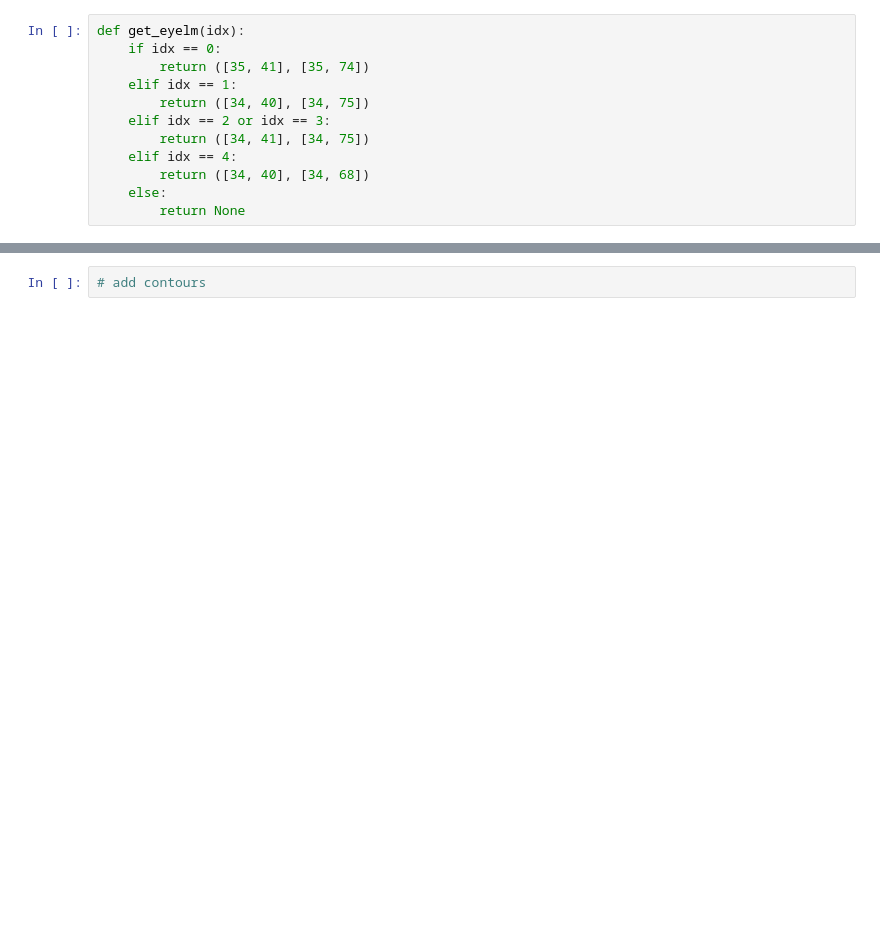
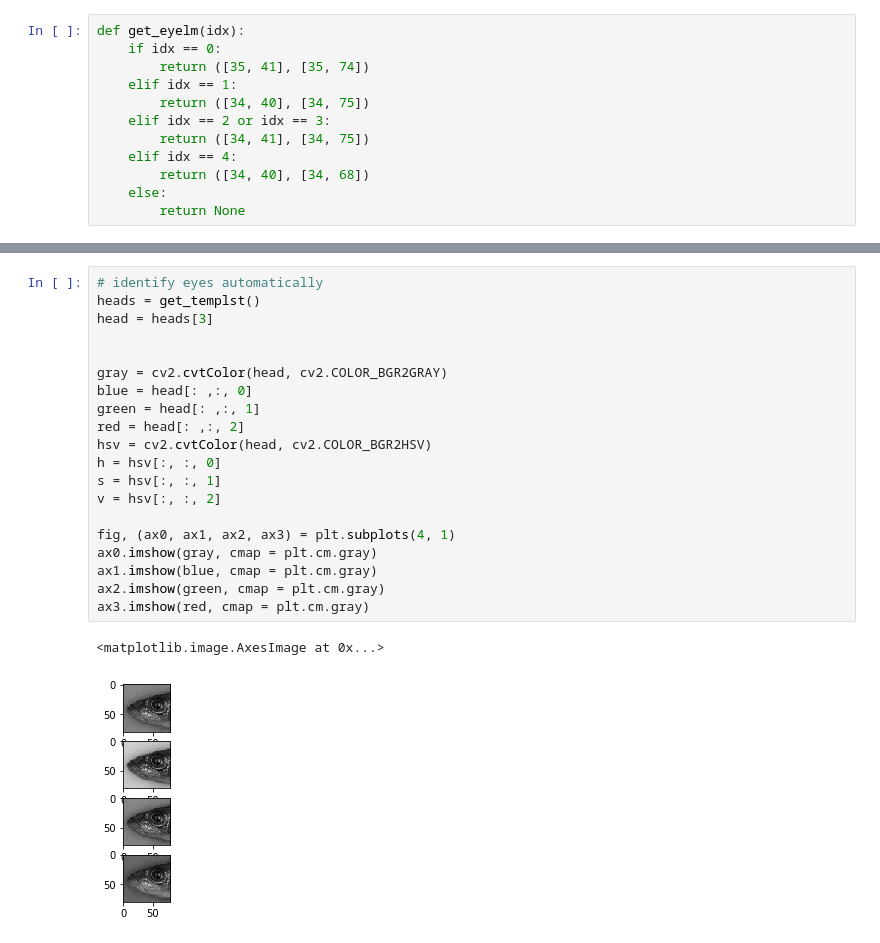
Before and after one commit to zchen163/FishProject, a Jupyter notebook: head_matching.ipynb, the cells around one changed output, grey strips where cells are left out. Saved outputs shown, nothing was run; the diff lists cells and outputs as text; blank space fills up the shorter version.

```diff
--- a/head_matching.ipynb
+++ b/head_matching.ipynb
@@ -264,2 +192,23 @@ for f in onlyfiles[10:22]:
-# %%
-# add contours
+# %%
+# identify eyes automatically
+heads = get_templst()
+head = heads[3]
+
+
+gray = cv2.cvtColor(head, cv2.COLOR_BGR2GRAY)
+blue = head[: ,:, 0]
+green = head[: ,:, 1]
+red = head[: ,:, 2]
+hsv = cv2.cvtColor(head, cv2.COLOR_BGR2HSV)
+h = hsv[:, :, 0]
+s = hsv[:, :, 1]
+v = hsv[:, :, 2]
+
+fig, (ax0, ax1, ax2, ax3) = plt.subplots(4, 1)
+ax0.imshow(gray, cmap = plt.cm.gray)
+ax1.imshow(blue, cmap = plt.cm.gray)
+ax2.imshow(green, cmap = plt.cm.gray)
+ax3.imshow(red, cmap = plt.cm.gray)
+# %% [output]
+<matplotlib.image.AxesImage at 0x...>
+[figure, added]
```
Also changed, not shown: parts of 10 cells of this notebook, 5 other files.
